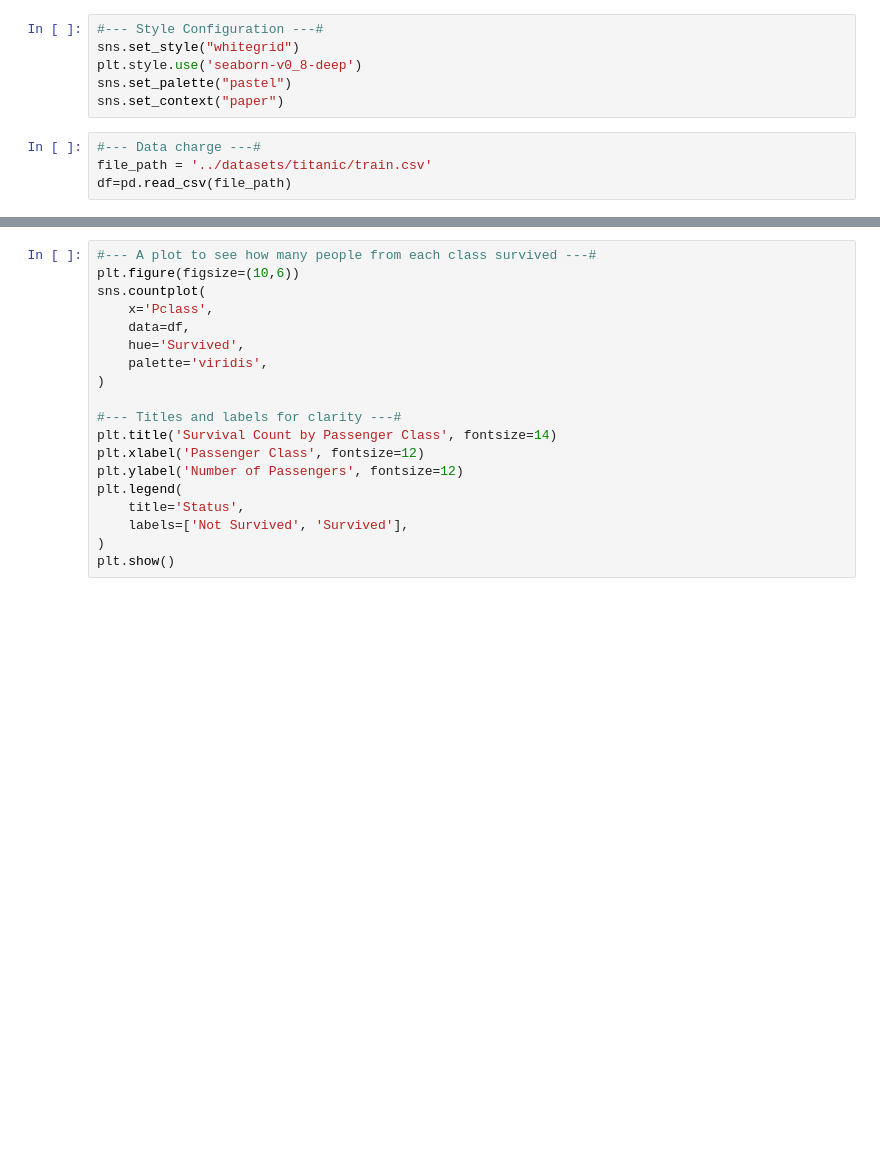
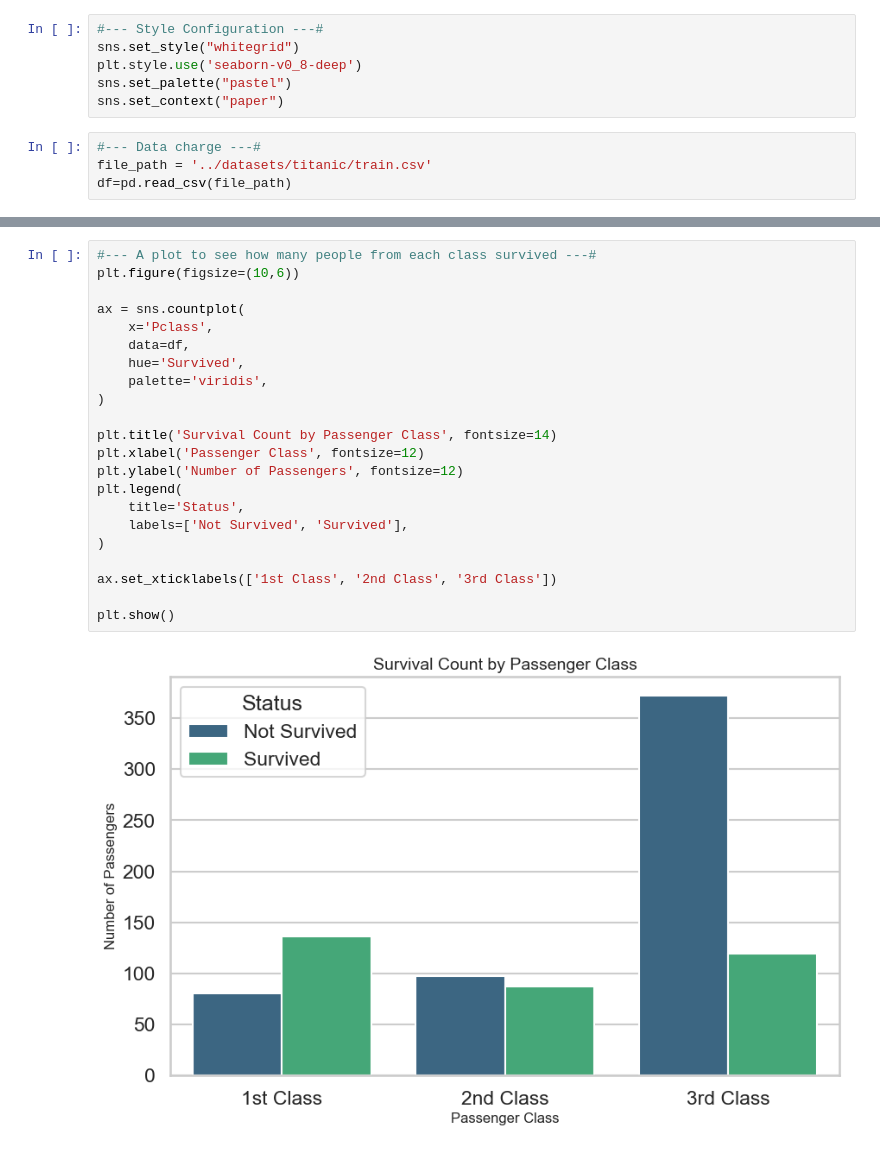
Before and after one commit to WafleraVertical/Blog-AI-Projects, a Jupyter notebook: notebooks/eda_titanic.ipynb, the cells around one changed output, grey strips where cells are left out. Saved outputs shown, nothing was run; the diff lists cells and outputs as text; blank space fills up the shorter version.

```diff
--- a/notebooks/eda_titanic.ipynb
+++ b/notebooks/eda_titanic.ipynb
@@ -35,22 +113,27 @@ plt.show()
 # %%
 #--- A plot to see how many people from each class survived ---#
 plt.figure(figsize=(10,6))
-sns.countplot(
+
+ax = sns.countplot(
     x='Pclass',
     data=df,
     hue='Survived',
     palette='viridis',
 )
 
-#--- Titles and labels for clarity ---#
 plt.title('Survival Count by Passenger Class', fontsize=14)
 plt.xlabel('Passenger Class', fontsize=12)
 plt.ylabel('Number of Passengers', fontsize=12)
 plt.legend(
     title='Status',
     labels=['Not Survived', 'Survived'],
 )
+
+ax.set_xticklabels(['1st Class', '2nd Class', '3rd Class'])
+
 plt.show()
+# %% [output]
+[figure, added]
 # %%
 #--- Now , let's go with the survival rates for men and women ---#
 plt.figure(figsize=(10,6))
```
Also changed, not shown: parts of 8 cells of this notebook.
